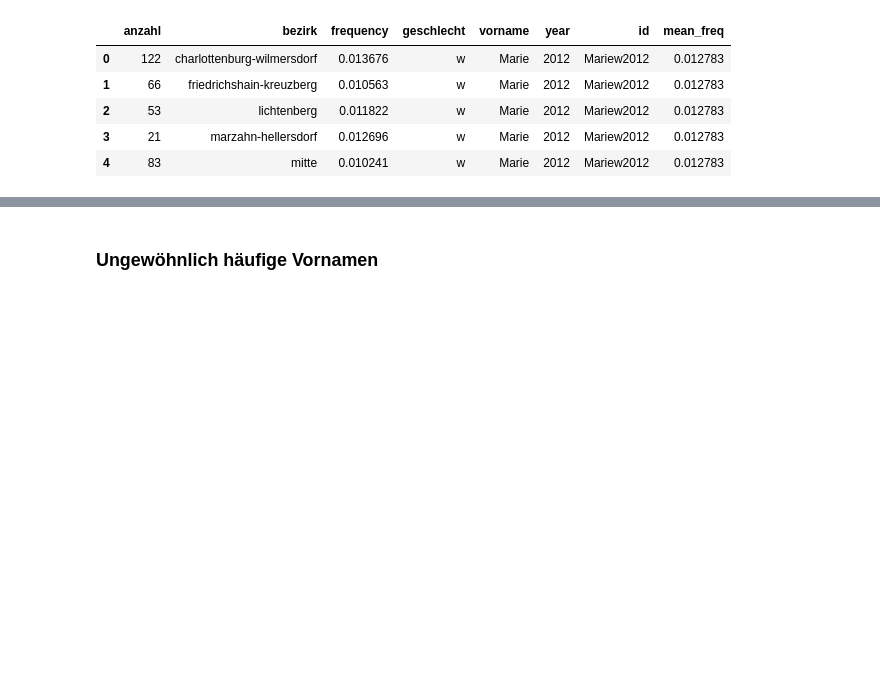
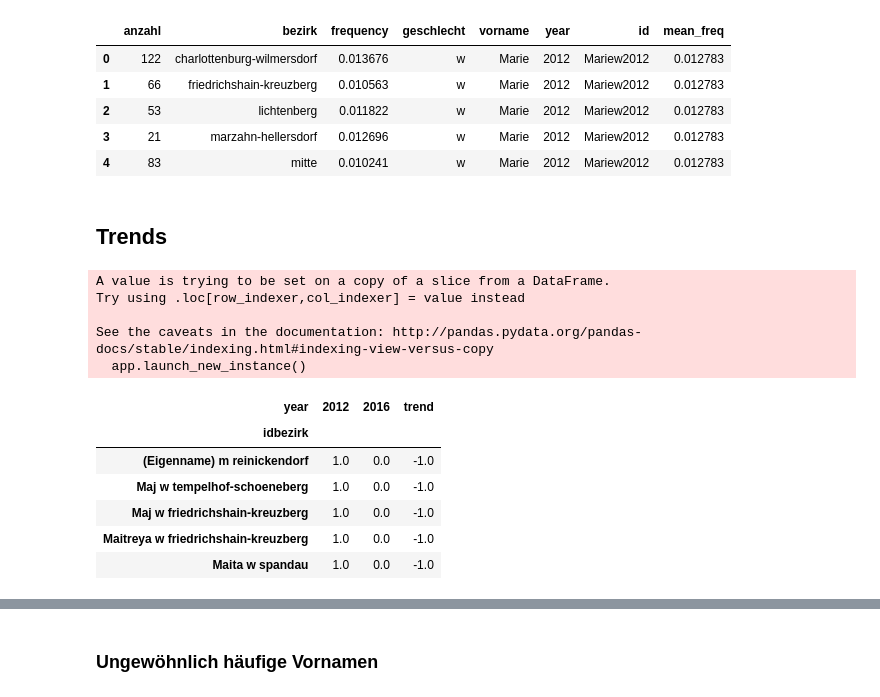
Before and after one commit to franksh/berlin-names, a Jupyter notebook: notebooks/Exploration.ipynb, the cells around one changed output, grey strips where cells are left out. Drawn from its saved outputs; the diff is of its cells as text; code cells hidden in the pictures; blank space fills up the shorter version.

```diff
--- a/notebooks/Exploration.ipynb
+++ b/notebooks/Exploration.ipynb
@@ -131,0 +114,29 @@ trend_df.head()
+# %% [markdown]
+## Trends
+# %%
+df_trend = df[ (df['year']==2012) | (df['year']==2016)]
+df_trend[df_trend['year']==2016].head(50)
+df_trend['idbezirk'] = df_trend['vorname'] + ' ' + df_trend['geschlecht'] + ' '+ df_trend['bezirk']
+df_trend = df_trend.pivot(index='idbezirk',columns='year', values='anzahl')
+df_trend = df_trend.fillna(0)
+#df_trend.assign(trend = lambda x: (x[2016]-x[2012])/x[2012] if (x[2012] != 0) else inf  )
+df_trend = df_trend[df_trend[2012]!=0.0]
+df_trend = df_trend.assign(trend = lambda x: (x[2016]-x[2012])/x[2012] )
+df_trend = df_trend.sort_values('trend', ascending=True)
+df_trend.head(5)
+#df['freq_2012'] = df['frequency']
+#df['freq_2016'] = df['frequency']
+#df.groupby(by=[])
+# %% [output]
+A value is trying to be set on a copy of a slice from a DataFrame.
+Try using .loc[row_indexer,col_indexer] = value instead
+
+See the caveats in the documentation: http://pandas.pydata.org/pandas-docs/stable/indexing.html#indexing-view-versus-copy
+  app.launch_new_instance()
+| year | 2012 | 2016 | trend |
+| idbezirk |  |  |  |
+| (Eigenname) m reinickendorf | 1.0 | 0.0 | -1.0 |
+| Maj w tempelhof-schoeneberg | 1.0 | 0.0 | -1.0 |
+| Maj w friedrichshain-kreuzberg | 1.0 | 0.0 | -1.0 |
+| Maitreya w friedrichshain-kreuzberg | 1.0 | 0.0 | -1.0 |
+| Maita w spandau | 1.0 | 0.0 | -1.0 |
```
Also changed, not shown: parts of 9 cells of this notebook, 4 other files.
